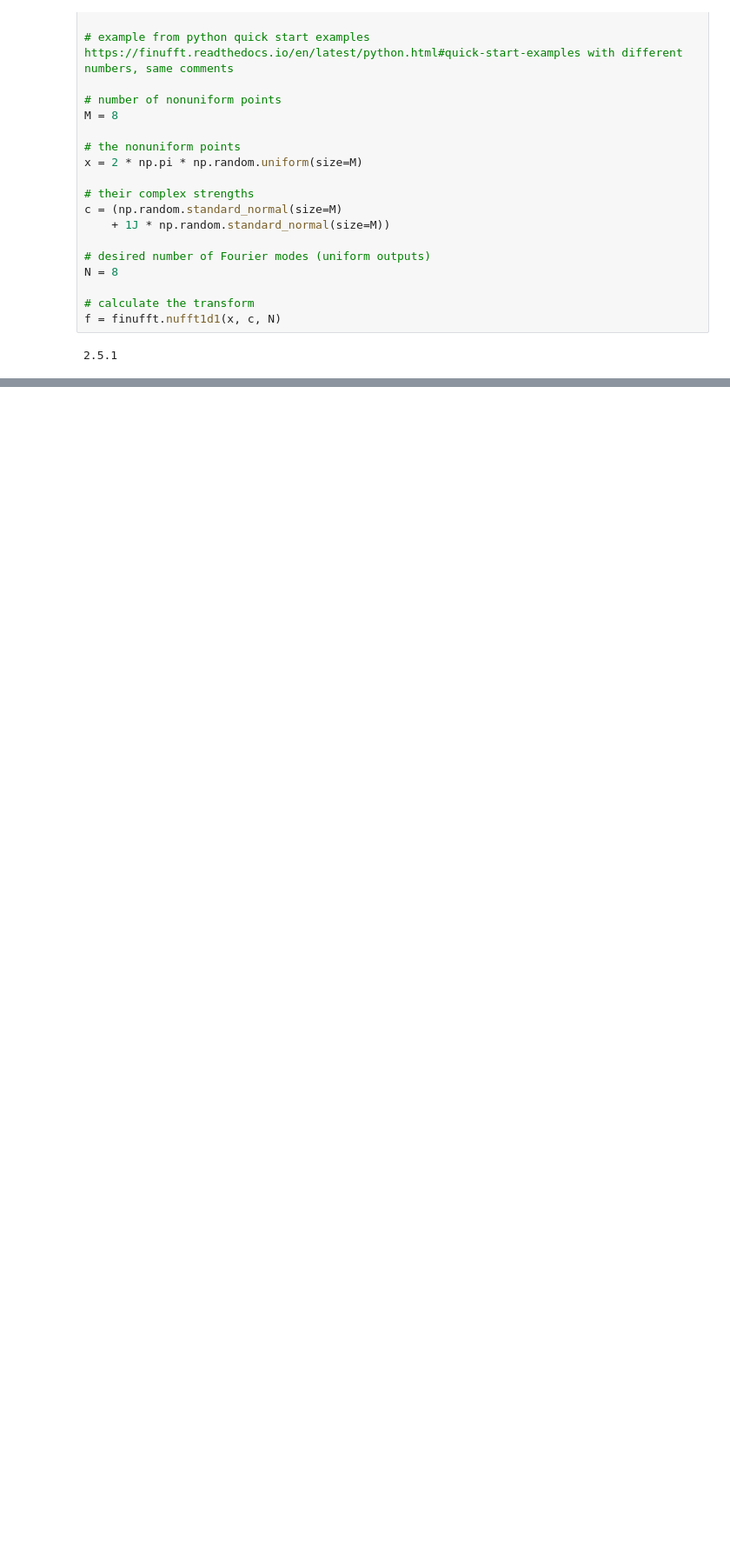
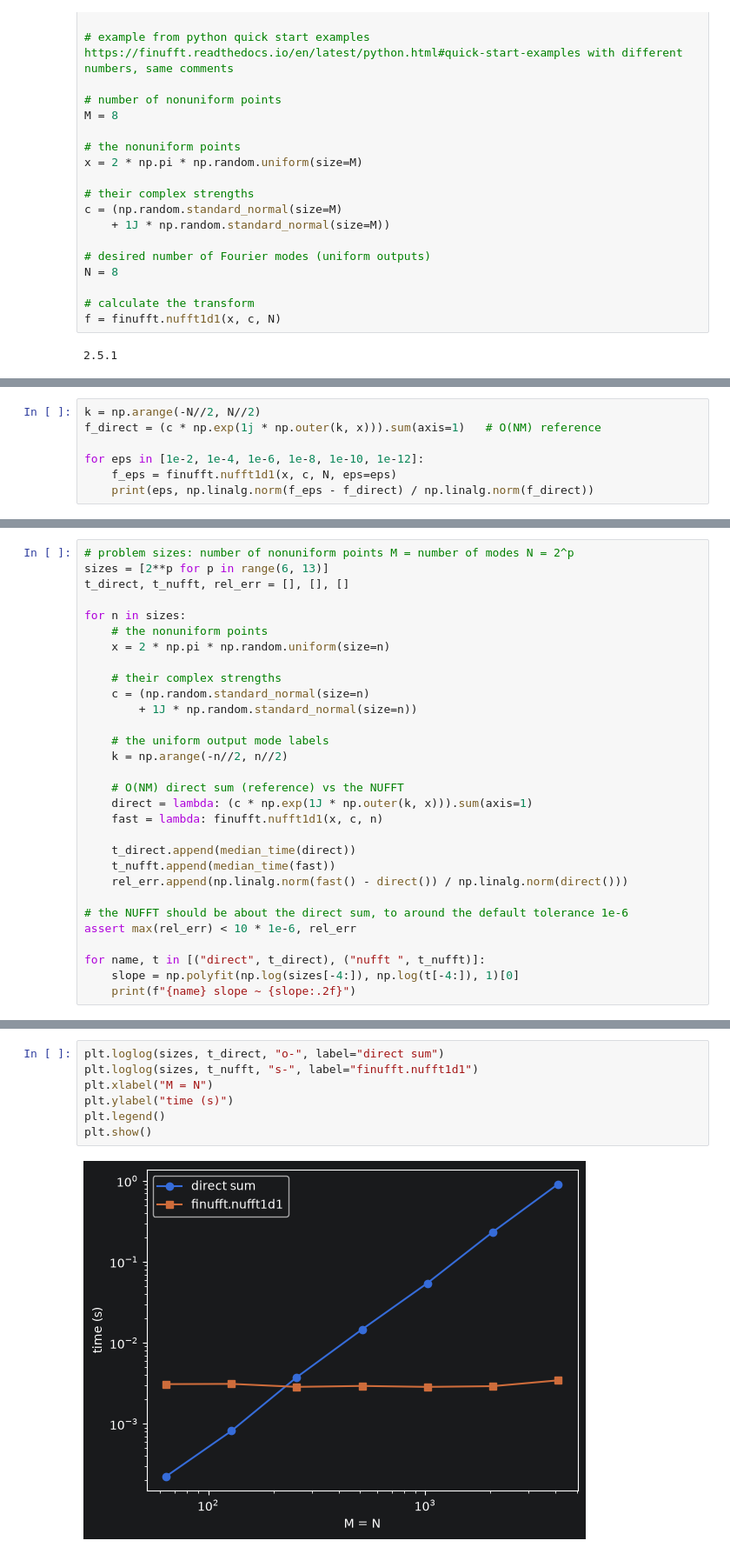
Before and after one commit to cu-numcomp/fall26-community-KieuNhiL, a Jupyter notebook: finufft_time/experiments.ipynb, the cells around one changed output, grey strips where cells are left out. Shown at 87% size. Drawn from its saved outputs; the diff is of its cells as text; blank space fills up the shorter version.

Commit message:
presentation demos added, name in proposal added

```diff
--- a/finufft_time/experiments.ipynb
+++ b/finufft_time/experiments.ipynb
@@ -65,0 +66,7 @@ plt.show()
+# %%
+k = np.arange(-N//2, N//2)
+f_direct = (c * np.exp(1j * np.outer(k, x))).sum(axis=1)   # O(NM) reference
+
+for eps in [1e-2, 1e-4, 1e-6, 1e-8, 1e-10, 1e-12]:
+    f_eps = finufft.nufft1d1(x, c, N, eps=eps)
+    print(eps, np.linalg.norm(f_eps - f_direct) / np.linalg.norm(f_direct))
@@ -65,0 +94,30 @@ plt.show()
+# %%
+# problem sizes: number of nonuniform points M = number of modes N = 2^p
+sizes = [2**p for p in range(6, 13)]
+t_direct, t_nufft, rel_err = [], [], []
+
+for n in sizes:
+    # the nonuniform points
+    x = 2 * np.pi * np.random.uniform(size=n)
+
+    # their complex strengths
+    c = (np.random.standard_normal(size=n)
+        + 1J * np.random.standard_normal(size=n))
+
+    # the uniform output mode labels
+    k = np.arange(-n//2, n//2)
+
+    # O(NM) direct sum (reference) vs the NUFFT
+    direct = lambda: (c * np.exp(1J * np.outer(k, x))).sum(axis=1)
+    fast = lambda: finufft.nufft1d1(x, c, n)
+
+    t_direct.append(median_time(direct))
+    t_nufft.append(median_time(fast))
+    rel_err.append(np.linalg.norm(fast() - direct()) / np.linalg.norm(direct()))
+
+# the NUFFT should be about the direct sum, to around the default tolerance 1e-6
+assert max(rel_err) < 10 * 1e-6, rel_err
+
+for name, t in [("direct", t_direct), ("nufft ", t_nufft)]:
+    slope = np.polyfit(np.log(sizes[-4:]), np.log(t[-4:]), 1)[0]
+    print(f"{name} slope ~ {slope:.2f}")
@@ -65,0 +127,9 @@ plt.show()
+# %%
+plt.loglog(sizes, t_direct, "o-", label="direct sum")
+plt.loglog(sizes, t_nufft, "s-", label="finufft.nufft1d1")
+plt.xlabel("M = N")
+plt.ylabel("time (s)")
+plt.legend()
+plt.show()
+# %% [output]
+[figure, added]
```
Also changed, not shown: parts of 14 cells of this notebook, 1 other file.
